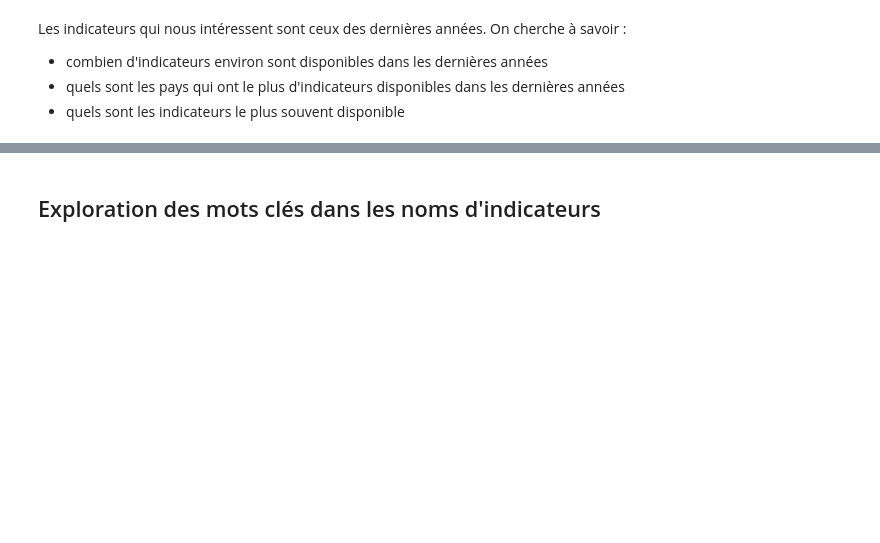
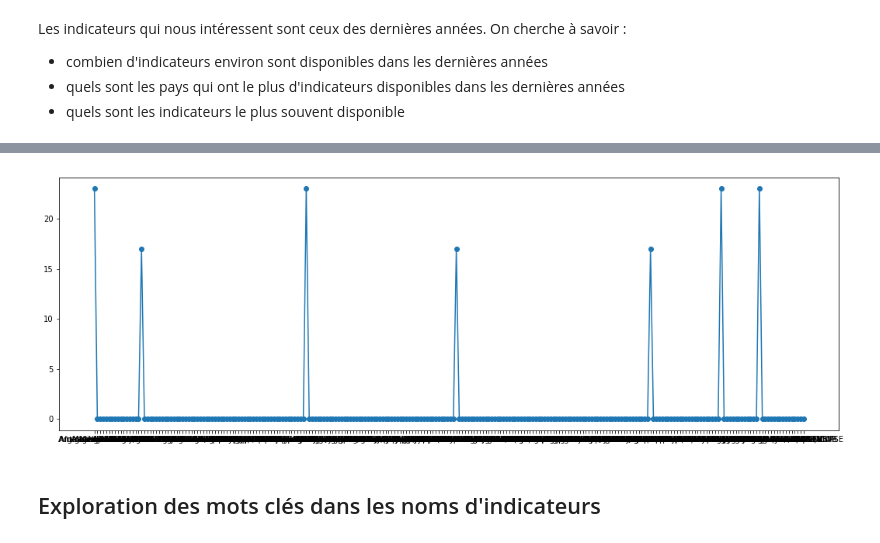
Before and after one commit to SmellyArmure/OC_DS_Project2, a Jupyter notebook: NOTEBOOK/P2-DataSystEd.ipynb, the cells around one changed output, grey strips where cells are left out. Saved outputs shown, nothing was run; the diff lists cells and outputs as text; code cells hidden in the pictures; blank space fills up the shorter version.

```diff
--- a/NOTEBOOK/P2-DataSystEd.ipynb
+++ b/NOTEBOOK/P2-DataSystEd.ipynb
@@ -277,8 +380,9 @@ plt.show()
 # %%
 # Classement des pays en fonction du nombre d'indicateurs disponibles en 2017
 fig = plt.figure(figsize = (18,6))
 x = countrys
 y = nb_ind_cnt['2017']
 plt.plot(x, y, '-o')
-plt.
 plt.show()
+# %% [output]
+[figure, added]
```
Also changed, not shown: parts of 35 cells of this notebook.
